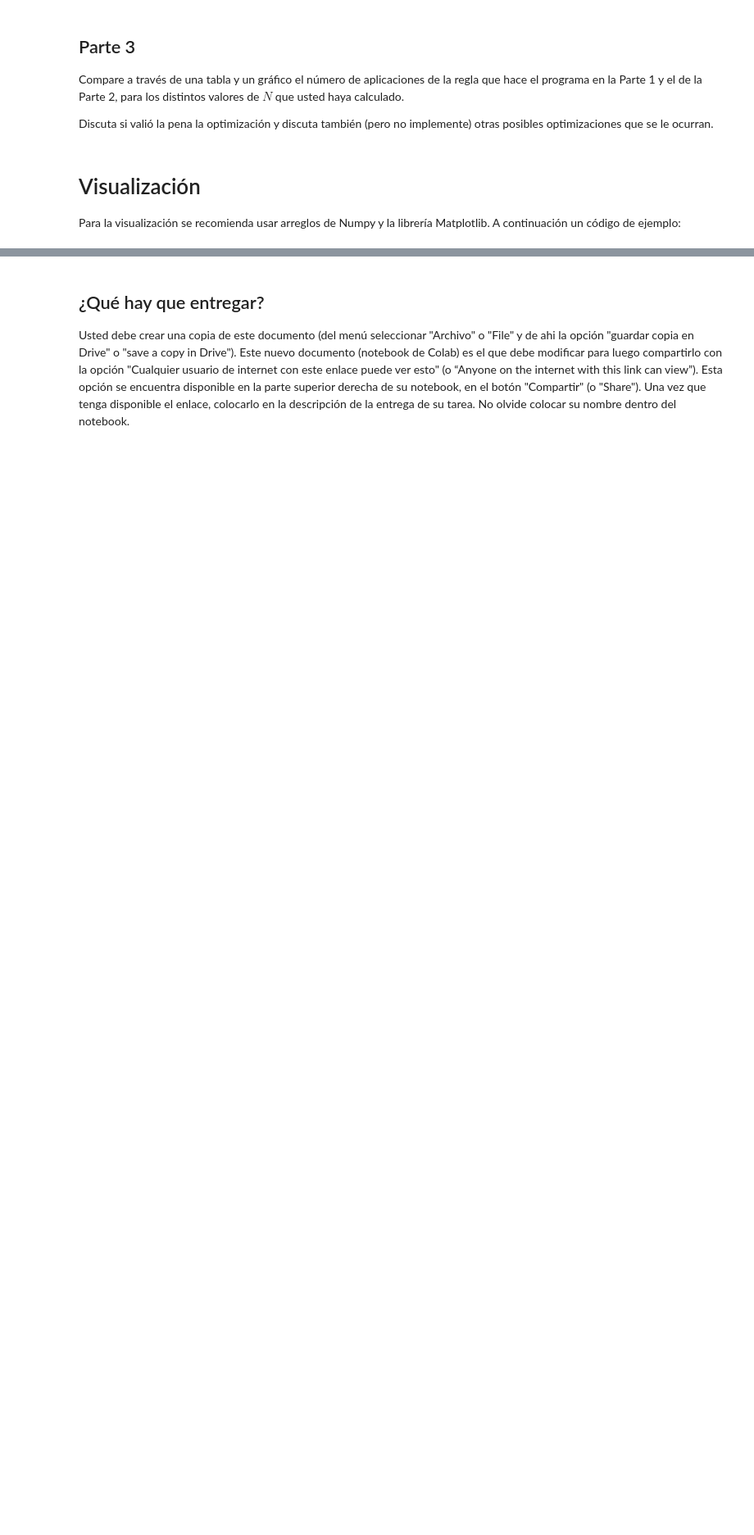
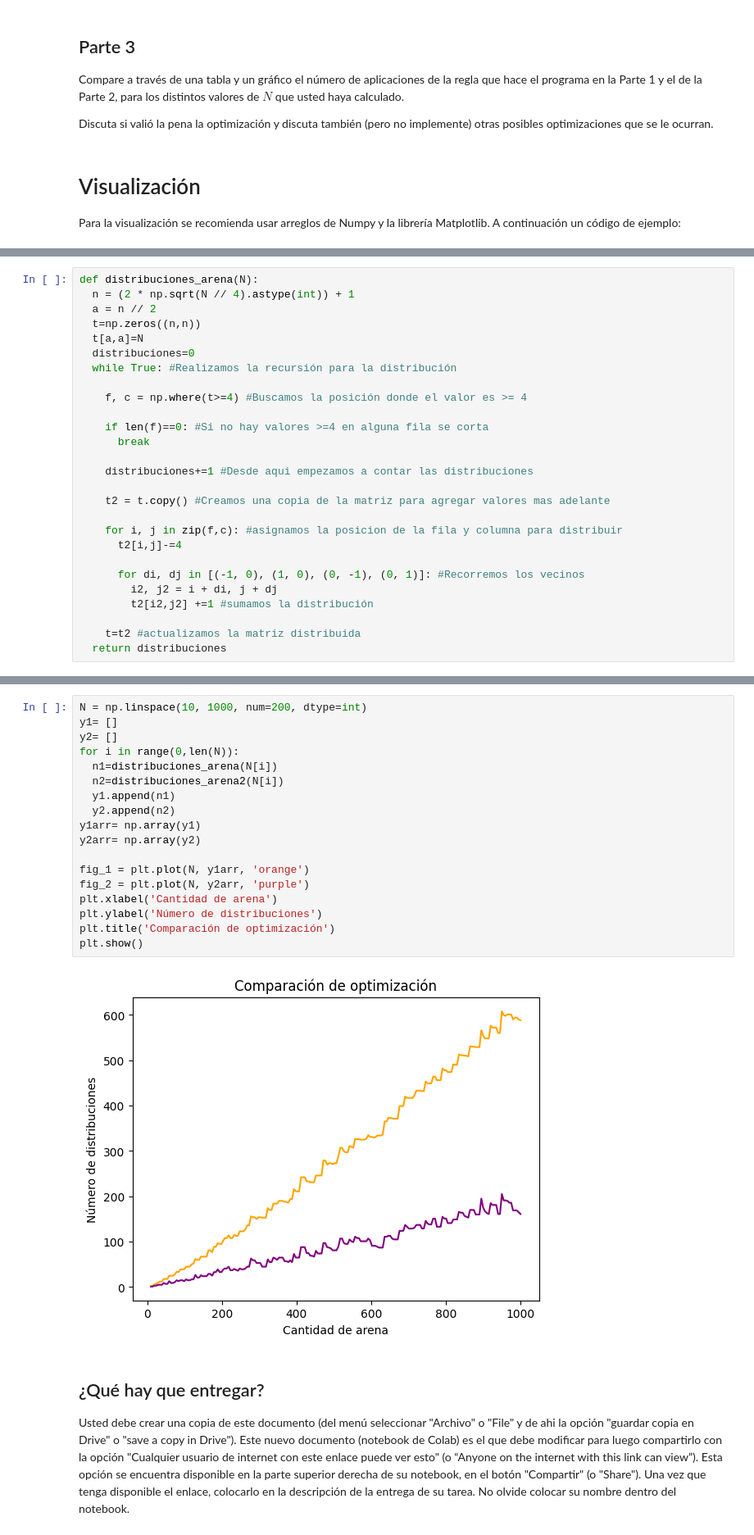
Before and after one commit to Morales-Andres/AED-Apuntes, a Jupyter notebook: Copia_de_CC3001_Otoño_2025_Tarea1.ipynb, the cells around one changed output, grey strips where cells are left out. Shown at 82% size. Cells and saved outputs as stored; diff of their text form; blank space fills up the shorter version.

```diff
--- a/Copia_de_CC3001_Otoño_2025_Tarea1.ipynb
+++ b/Copia_de_CC3001_Otoño_2025_Tarea1.ipynb
@@ -176,0 +177,27 @@ plt.show()
+# %%
+def distribuciones_arena(N):
+  n = (2 * np.sqrt(N // 4).astype(int)) + 1
+  a = n // 2
+  t=np.zeros((n,n))
+  t[a,a]=N
+  distribuciones=0
+  while True: #Realizamos la recursión para la distribución
+
+    f, c = np.where(t>=4) #Buscamos la posición donde el valor es >= 4
+
+    if len(f)==0: #Si no hay valores >=4 en alguna fila se corta
+      break
+
+    distribuciones+=1 #Desde aqui empezamos a contar las distribuciones
+
+    t2 = t.copy() #Creamos una copia de la matriz para agregar valores mas adelante
+
+    for i, j in zip(f,c): #asignamos la posicion de la fila y columna para distribuir
+      t2[i,j]-=4
+
+      for di, dj in [(-1, 0), (1, 0), (0, -1), (0, 1)]: #Recorremos los vecinos
+        i2, j2 = i + di, j + dj
+        t2[i2,j2] +=1 #sumamos la distribución
+
+    t=t2 #actualizamos la matriz distribuida
+  return distribuciones
@@ -177,3 +233,23 @@ plt.show()
+# %%
+N = np.linspace(10, 1000, num=200, dtype=int)
+y1= []
+y2= []
+for i in range(0,len(N)):
+  n1=distribuciones_arena(N[i])
+  n2=distribuciones_arena2(N[i])
+  y1.append(n1)
+  y2.append(n2)
+y1arr= np.array(y1)
+y2arr= np.array(y2)
+
+fig_1 = plt.plot(N, y1arr, 'orange')
+fig_2 = plt.plot(N, y2arr, 'purple')
+plt.xlabel('Cantidad de arena')
+plt.ylabel('Número de distribuciones')
+plt.title('Comparación de optimización')
+plt.show()
+# %% [output]
+[figure, added]
 # %% [markdown]
 ## ¿Qué hay que entregar?
 
```
Also changed, not shown: parts of 6 cells of this notebook.
